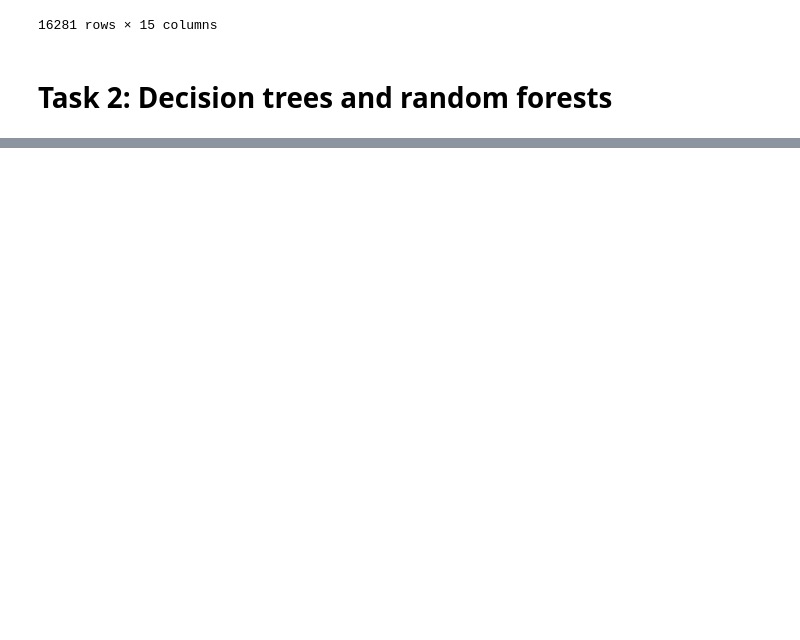
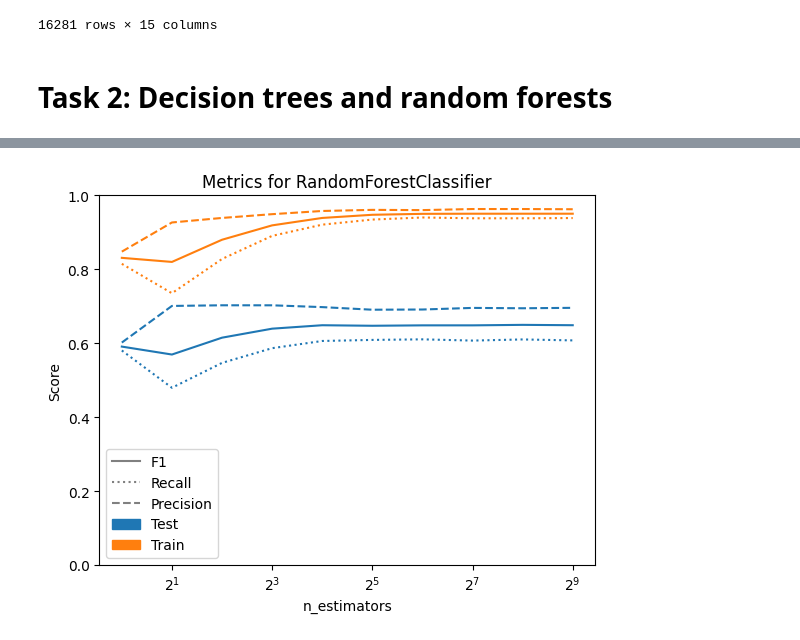
Before and after one commit to wiluxgit/EDA263-masklearn, a Jupyter notebook: lab2/Lab2.ipynb, the cells around one changed output, grey strips where cells are left out. Drawn from its saved outputs; the diff is of its cells as text; code cells hidden in the pictures; blank space fills up the shorter version.

```diff
--- a/lab2/Lab2.ipynb
+++ b/lab2/Lab2.ipynb
@@ -217,0 +258,4 @@ plt.show()
+# %%
+graphCompareTestAndTrain(nEstimator2fittedForest, varDescription="n_estimators", title="Metrics for RandomForestClassifier")
+# %% [output]
+[figure, added]
```
Also changed, not shown: parts of 12 cells of this notebook, 1 other file.
